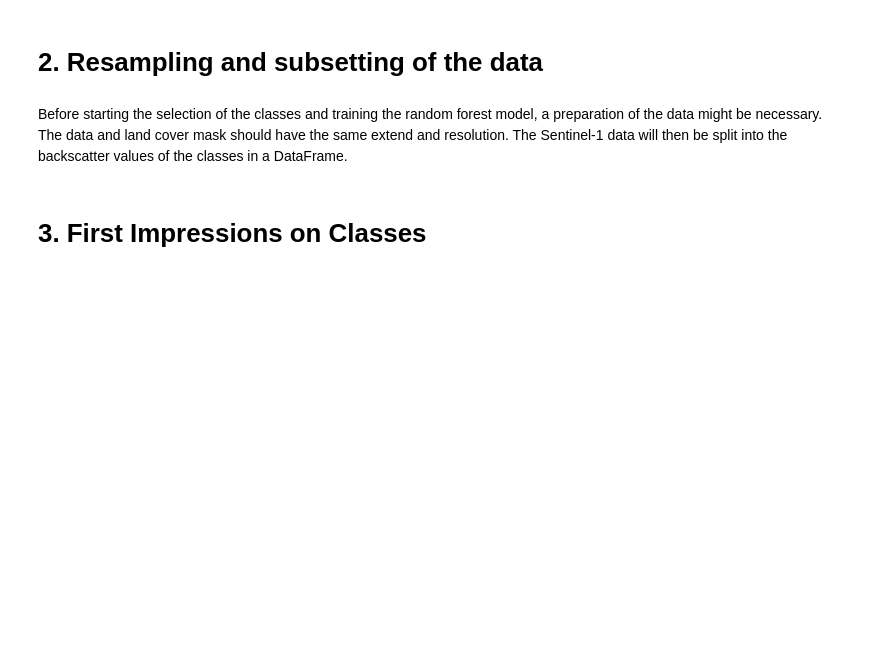
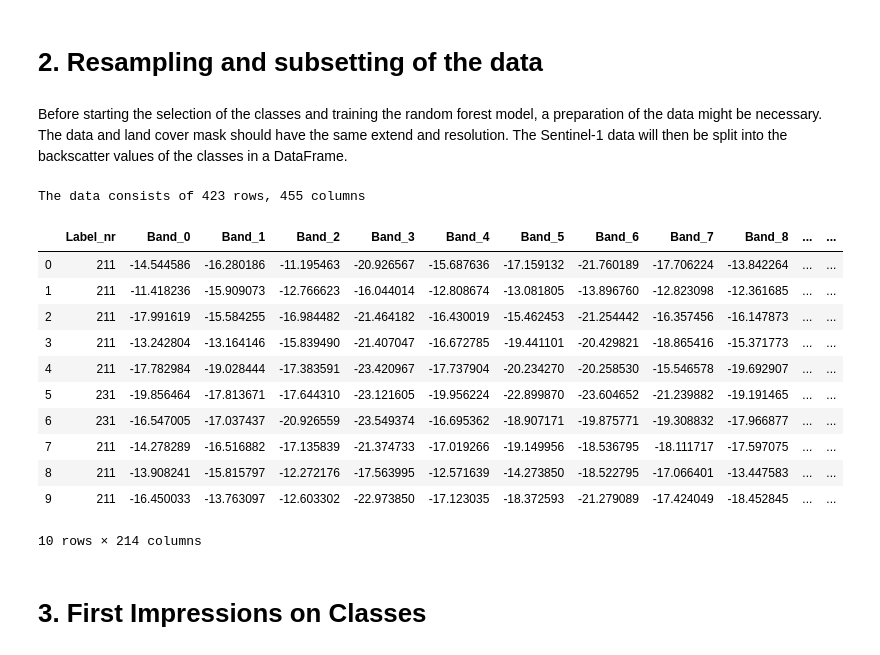
Before and after one commit to AntjeUhde/RanForCorine, a Jupyter notebook: examples/GEO419-RF-Examples.ipynb, the cells around one changed output. Cells and saved outputs as stored; diff of their text form; code cells hidden in the pictures; blank space fills up the shorter version.

```diff
--- a/examples/GEO419-RF-Examples.ipynb
+++ b/examples/GEO419-RF-Examples.ipynb
@@ -46,8 +46,24 @@ datahandler.adjust(fp_stack,fp_mask, epsg=32633, write=True, outfp1=fp_s1_res,\
                     outfp2=fp_mask_sub,hdrfp=fp_hdr,subset=False)
 # %%
 # split the Sentinel-1 data into the Corine land Cover classes and return the DataFrame
+fp_s1_res=r"D:\Master\Geo419\Projekt\Daten\test\s1_resampled"
+fp_mask_sub=r"D:\Master\Geo419\Projekt\Daten\test\clc_mask_clipped"
 data_raw=datahandler.split_classes(fp_s1_res,fp_mask_sub)
 data_raw.head(10)
+# %% [output]
+The data consists of 423 rows, 455 columns
+|  | Label_nr | Band_0 | Band_1 | Band_2 | Band_3 | Band_4 | Band_5 | Band_6 | Band_7 | Band_8 | ... | ... |
+| 0 | 211 | -14.544586 | -16.280186 | -11.195463 | -20.926567 | -15.687636 | -17.159132 | -21.760189 | -17.706224 | -13.842264 | ... | ... |
+| 1 | 211 | -11.418236 | -15.909073 | -12.766623 | -16.044014 | -12.808674 | -13.081805 | -13.896760 | -12.823098 | -12.361685 | ... | ... |
+| 2 | 211 | -17.991619 | -15.584255 | -16.984482 | -21.464182 | -16.430019 | -15.462453 | -21.254442 | -16.357456 | -16.147873 | ... | ... |
+| 3 | 211 | -13.242804 | -13.164146 | -15.839490 | -21.407047 | -16.672785 | -19.441101 | -20.429821 | -18.865416 | -15.371773 | ... | ... |
+| 4 | 211 | -17.782984 | -19.028444 | -17.383591 | -23.420967 | -17.737904 | -20.234270 | -20.258530 | -15.546578 | -19.692907 | ... | ... |
+| 5 | 231 | -19.856464 | -17.813671 | -17.644310 | -23.121605 | -19.956224 | -22.899870 | -23.604652 | -21.239882 | -19.191465 | ... | ... |
+| 6 | 231 | -16.547005 | -17.037437 | -20.926559 | -23.549374 | -16.695362 | -18.907171 | -19.875771 | -19.308832 | -17.966877 | ... | ... |
+| 7 | 211 | -14.278289 | -16.516882 | -17.135839 | -21.374733 | -17.019266 | -19.149956 | -18.536795 | -18.111717 | -17.597075 | ... | ... |
+| 8 | 211 | -13.908241 | -15.815797 | -12.272176 | -17.563995 | -12.571639 | -14.273850 | -18.522795 | -17.066401 | -13.447583 | ... | ... |
+| 9 | 211 | -16.450033 | -13.763097 | -12.603302 | -22.973850 | -17.123035 | -18.372593 | -21.279089 | -17.424049 | -18.452845 | ... | ... |
+10 rows × 214 columns
 # %% [markdown]
 # 3. First Impressions on Classes
 # %% [markdown]
```
Also changed, not shown: parts of 21 cells of this notebook, 1 other file.
